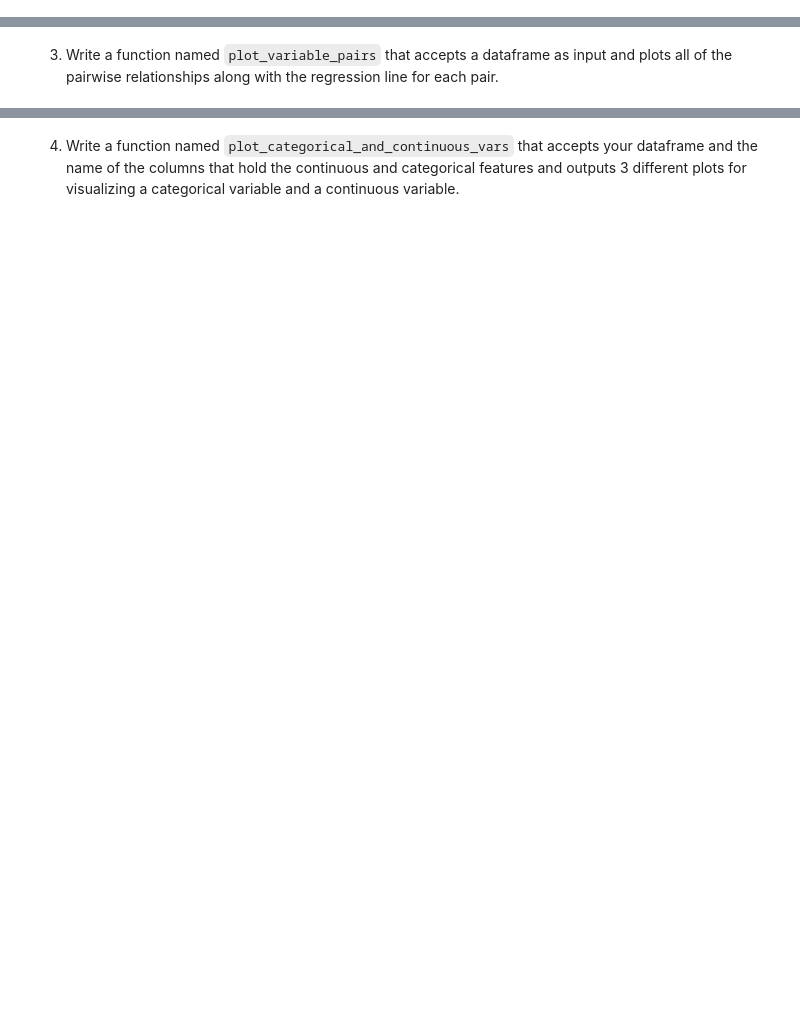
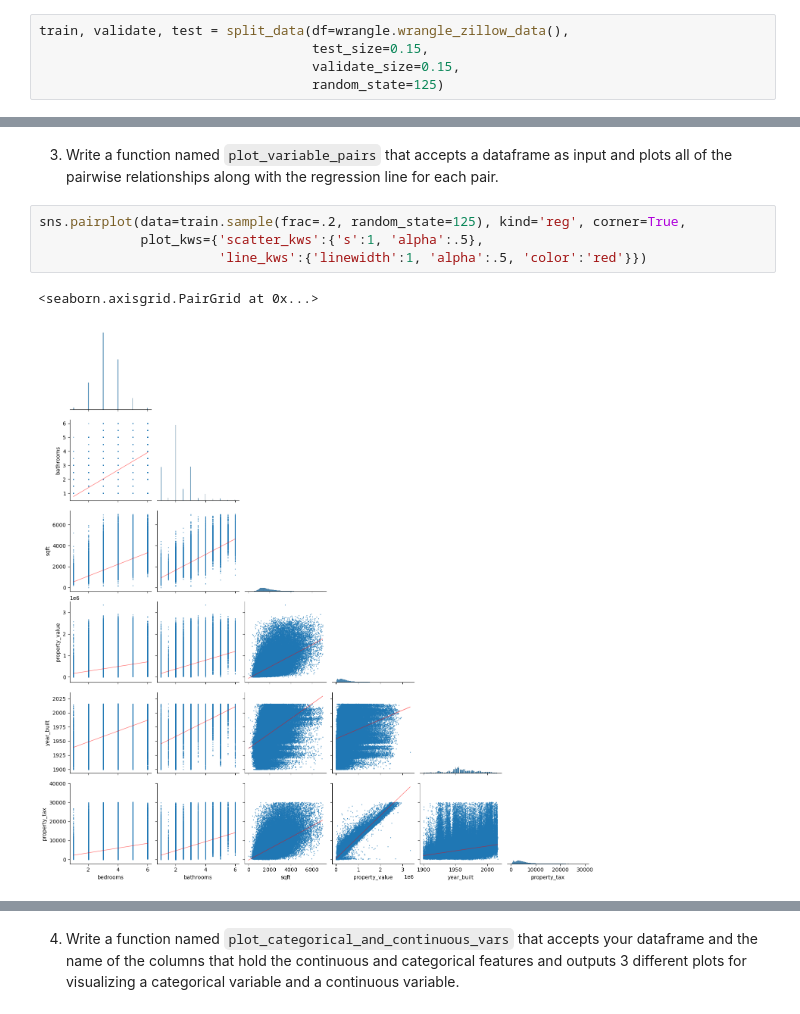
Before and after one commit to martin-reyes/6_regression-exercises, a Jupyter notebook: explore.ipynb, the cells around one changed output, grey strips where cells are left out. Drawn from its saved outputs; the diff is of its cells as text; blank space fills up the shorter version.

```diff
--- a/explore.ipynb
+++ b/explore.ipynb
@@ -5,3 +15,8 @@ import matplotlib.pypl
 1. As with encoded vs. unencoded data, we recommend exploring un-scaled data in your EDA process.
 
 2. Make sure to perform a train, validate, test split before and use only your train dataset to explore the relationships between independent variables with other independent variables or independent variables with your target variable.
+# %%
+train, validate, test = split_data(df=wrangle.wrangle_zillow_data(),
+                                   test_size=0.15,
+                                   validate_size=0.15,
+                                   random_state=125)
@@ -8,2 +32,9 @@ import matplotlib.pypl
 # %% [markdown]
 3. Write a function named `plot_variable_pairs` that accepts a dataframe as input and plots all of the pairwise relationships along with the regression line for each pair.
+# %%
+sns.pairplot(data=train.sample(frac=.2, random_state=125), kind='reg', corner=True,
+             plot_kws={'scatter_kws':{'s':1, 'alpha':.5},
+                       'line_kws':{'linewidth':1, 'alpha':.5, 'color':'red'}})
+# %% [output]
+<seaborn.axisgrid.PairGrid at 0x...>
+[figure, added]
```
Also changed, not shown: parts of 15 cells of this notebook.
